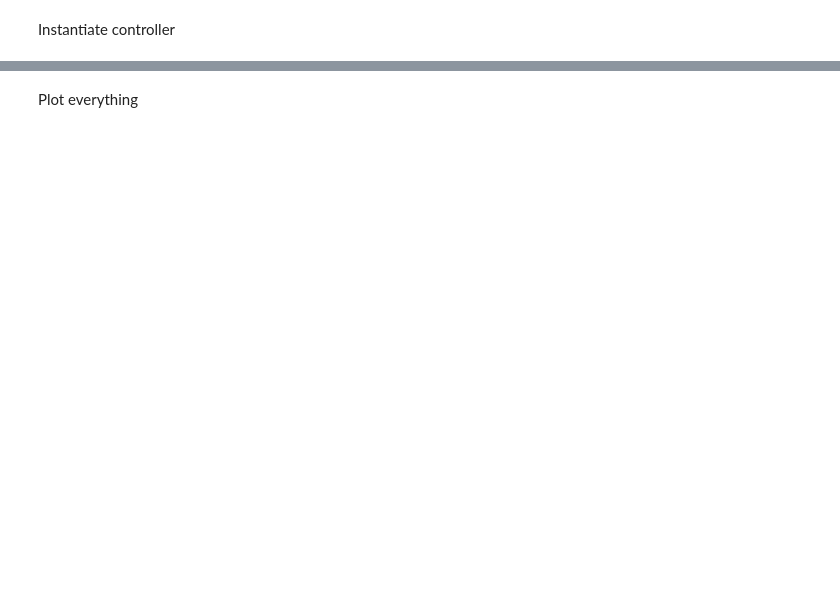
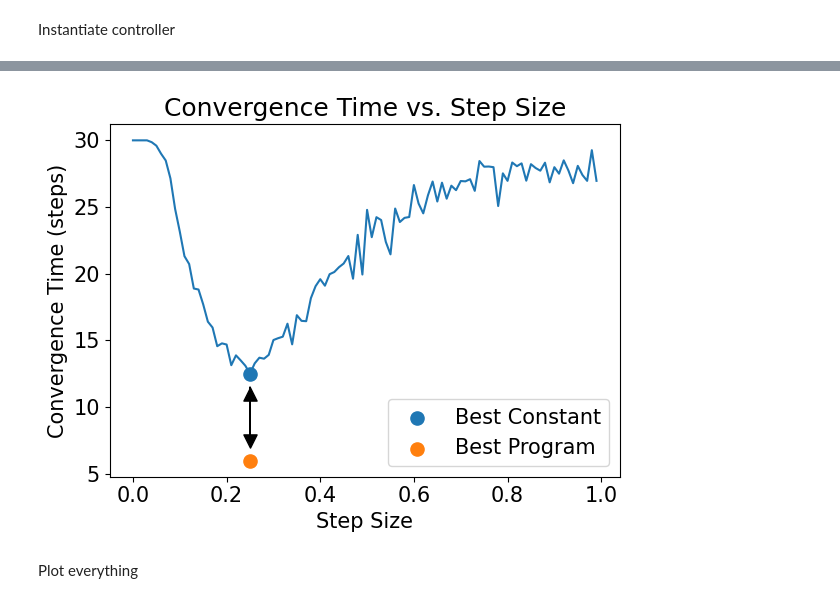
Before and after one commit to Tan630/ovolearn, a Jupyter notebook: src/ignore/planewalker.ipynb, the cells around one changed output, grey strips where cells are left out. Saved outputs shown, nothing was run; the diff lists cells and outputs as text; code cells hidden in the pictures; blank space fills up the shorter version.

```diff
--- a/src/ignore/planewalker.ipynb
+++ b/src/ignore/planewalker.ipynb
@@ -213,3 +106,28 @@ WRN:  Best solution is: [3.5331588351834795, -2.0247928379754256]
+# %%
+import matplotlib.pyplot as plt
+import matplotlib
+import matplotlib
+matplotlib.rcParams.update(matplotlib.rcParamsDefault)
+font = {
+        'size'   : 15}
+
+matplotlib.rc('font', **font)
+
+plt.title("Convergence Time vs. Step Size")
+plt.xlabel("Step Size")
+plt.ylabel("Convergence Time (steps)")
+plt.tight_layout()
+plt.plot(d.keys(), [-x for x in d.values()])
+plt.scatter([0.25],[12.5] , label="Best Constant", s=[90])
+plt.scatter([0.25],[7.475], s=[90], marker="v", color="black")
+plt.scatter([0.25],[10.975], s=[90], marker="^", color="black")
+plt.scatter([0.25],[5.975], label="Best Program", s=[90])
+plt.arrow(0.25, 11.5, 0, -3.525)
+plt.legend(loc='lower right')
+plt.savefig("test.svg")
+plt.show()
+# %% [output]
+[figure, added]
 # %% [markdown]
 Plot everything
 # %%
```
Also changed, not shown: parts of 11 cells of this notebook, 45 other files.
